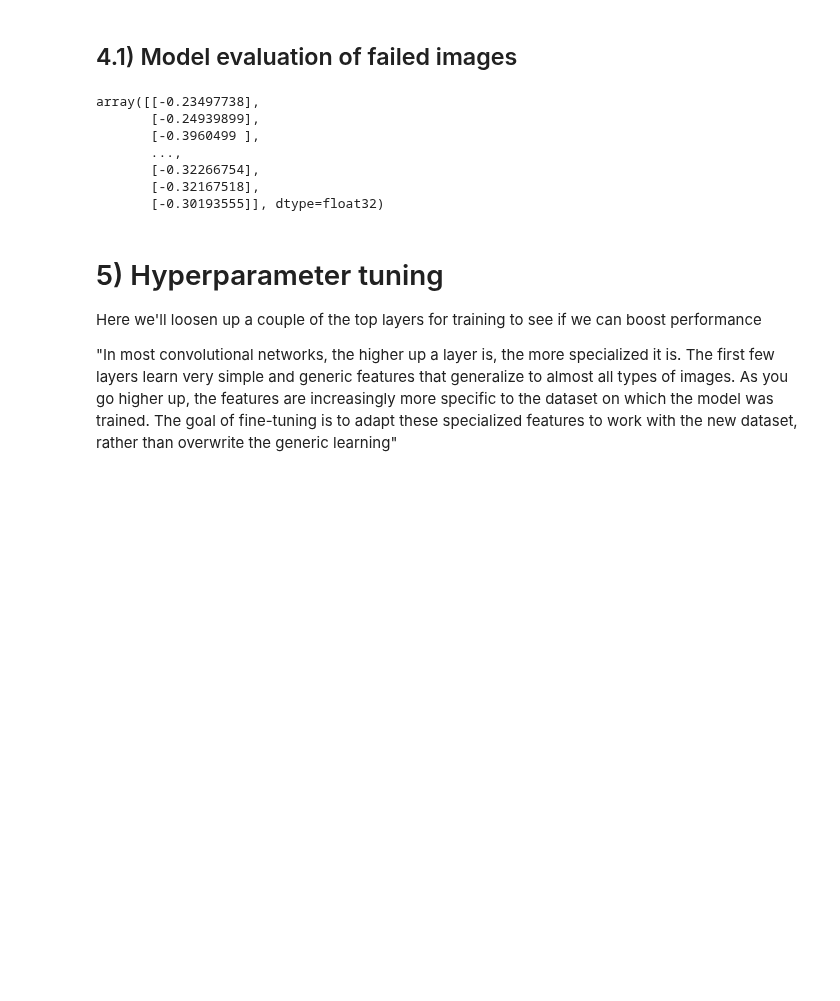
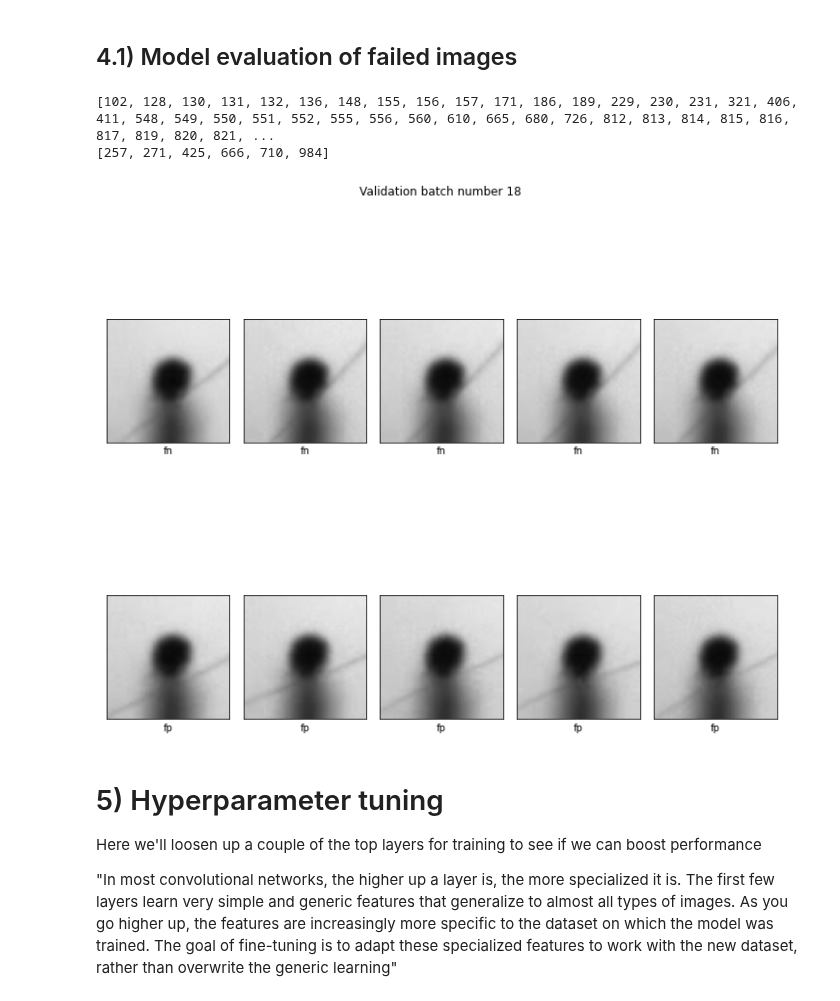
Before and after one commit to jacheung/bookshelf, a Jupyter notebook: autocurator_CNN_v1_4.ipynb, the cells around one changed output. Drawn from its saved outputs; the diff is of its cells as text; code cells hidden in the pictures; blank space fills up the shorter version.

Commit message:
Finalized methods for evaluating validation set

```diff
--- a/autocurator_CNN_v1_4.ipynb
+++ b/autocurator_CNN_v1_4.ipynb
@@ -425,24 +425,47 @@ plot_metrics(history)
 [figure]
 # %% [markdown]
 ## 4.1) Model evaluation of failed images
-# %%
-dmatx, dmaty = my_validation_batch_generator.__getitem__(1)
-
-predy = model.predict(dmatx)
-prob_diff = dmaty - predy
-
-
-# get index of > .5 (FN) and <-.5 (FP) and plot random frames within there
-threshold = .75
-prob_diff
-# %% [output]
-array([[-0.23497738],
-       [-0.24939899],
-       [-0.3960499 ],
-       ...,
-       [-0.32266754],
-       [-0.32167518],
-       [-0.30193555]], dtype=float32)
+# %%
+batch_num = np.random.choice(np.arange(0,len(my_validation_batch_generator.file_list_chunks)))
+
+dmatx, dmaty = my_validation_batch_generator.__getitem__(batch_num)
+
+predy = model.predict(dmatx)
+prob_diff = dmaty - predy
+
+
+# get index of > .5 (FN) and <-.5 (FP) and plot random frames within there
+threshold = .5
+fn_idx = [i for i,x in enumerate(prob_diff>threshold) if x == 1]
+fp_idx = [i for i,x in enumerate(prob_diff<threshold*-1) if x == 1]
+print(fn_idx)
+print(fp_idx)
+
+images_to_sample = 5
+
+plt.figure(figsize=(10,10))
+for i in range(images_to_sample):
+    plt.subplot(2,5,i+1)
+    plt.xticks([])
+    plt.yticks([])
+    plt.grid(False)
+    _ = plt.imshow(dmatx[fn_idx[i]])
+    plt.xlabel('fn')
+
+    plt.subplot(2,5,images_to_sample+i+1)
+    plt.xticks([])
+    plt.yticks([])
+    plt.grid(False)
+    plt.imshow(dmatx[fp_idx[i]])
+    plt.xlabel('fp')
+
+plt.suptitle('Validation batch number ' + str(batch_num))
+plt.tight_layout()
+plt.show()
+# %% [output]
+[102, 128, 130, 131, 132, 136, 148, 155, 156, 157, 171, 186, 189, 229, 230, 231, 321, 406, 411, 548, 549, 550, 551, 552, 555, 556, 560, 610, 665, 680, 726, 812, 813, 814, 815, 816, 817, 819, 820, 821, ...
+[257, 271, 425, 666, 710, 984]
+[figure, added]
 # %% [markdown]
 # 5) Hyperparameter tuning
  Here we'll loosen up a couple of the top layers for training to see if we can boost performance
```
